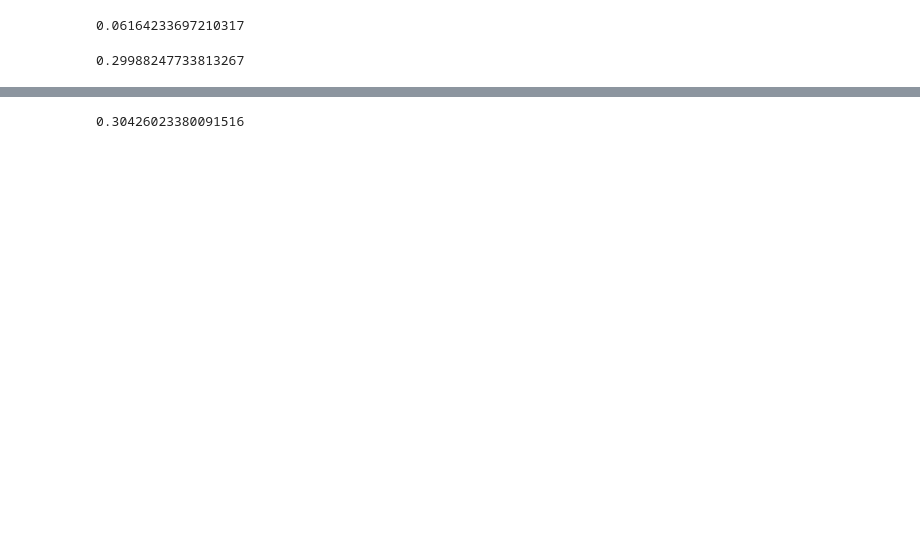
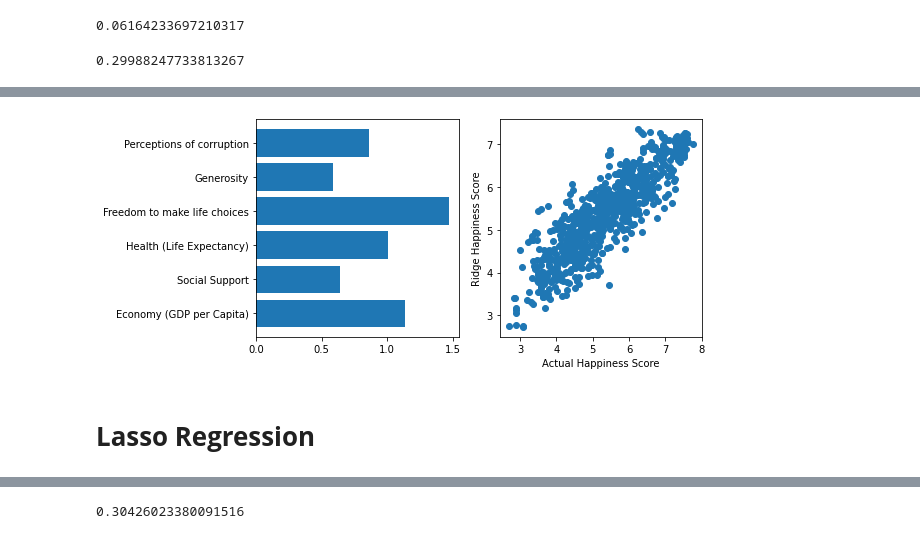
Before and after one commit to flikrama/UH-SPE-ML-Bootcamp-Team4-Project1, a Jupyter notebook: Project_1.ipynb, the cells around one changed output, grey strips where cells are left out. Saved outputs shown, nothing was run; the diff lists cells and outputs as text; code cells hidden in the pictures; blank space fills up the shorter version.

```diff
--- a/Project_1.ipynb
+++ b/Project_1.ipynb
@@ -687,6 +663,7 @@ mean_squared_error(y_test, ridge4.predict(X_test))
 # %% [output]
 0.29988247733813267
 # %%
+preds_ridge = ridge4.predict(X)
 error_Ridge = ridge4.predict(X_test) - y_test
 # %%
 # Plotting residual error versus actual value
@@ -702,3 +685,16 @@ Lasso
+# %%
+# Plotting predicted versus actual value
+%matplotlib inline
+fig, ax = plt.subplots(1, 2)
+ax[1].scatter(df['Happiness Score'], preds_ridge)
+ax[1].set_xlabel('Actual Happiness Score')
+ax[1].set_ylabel('Ridge Happiness Score')
+ax[0].barh(ridge_coefficients.index, ridge_coefficients['Coefficient'])
+fig.set_size_inches([8, 4])
+# %% [output]
+[figure, added]
+# %% [markdown]
+# **Lasso Regression**
 # %%
 #Lasso code from http://www.science.smith.edu/~jcrouser/SDS293/labs/lab10-py.html
 lasso = Lasso(max_iter = 10000, normalize = True)
```
Also changed, not shown: parts of 34 cells of this notebook.
